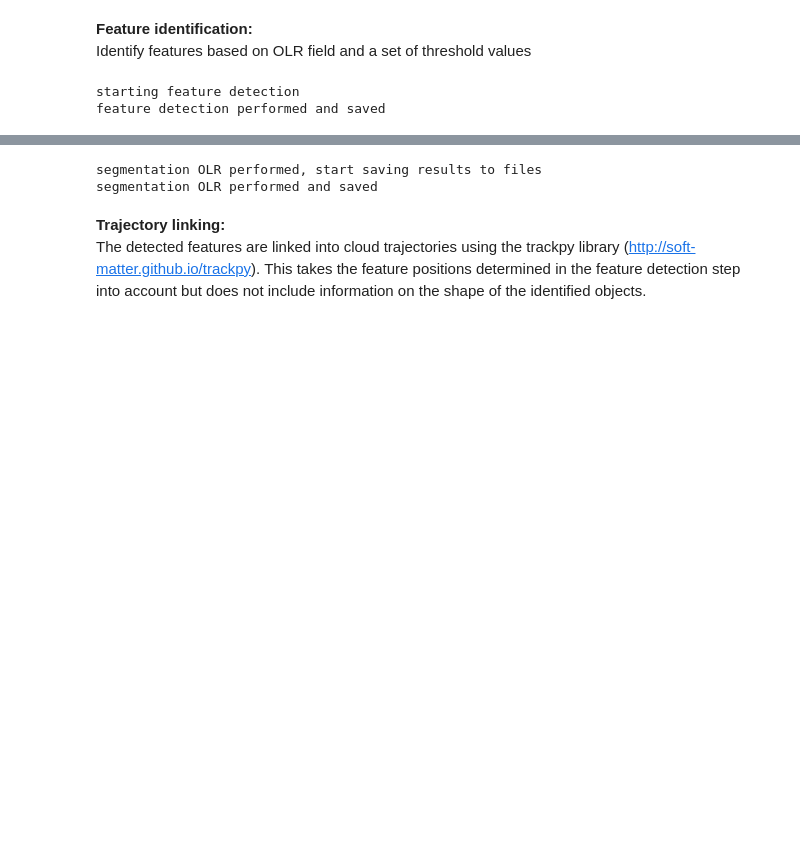
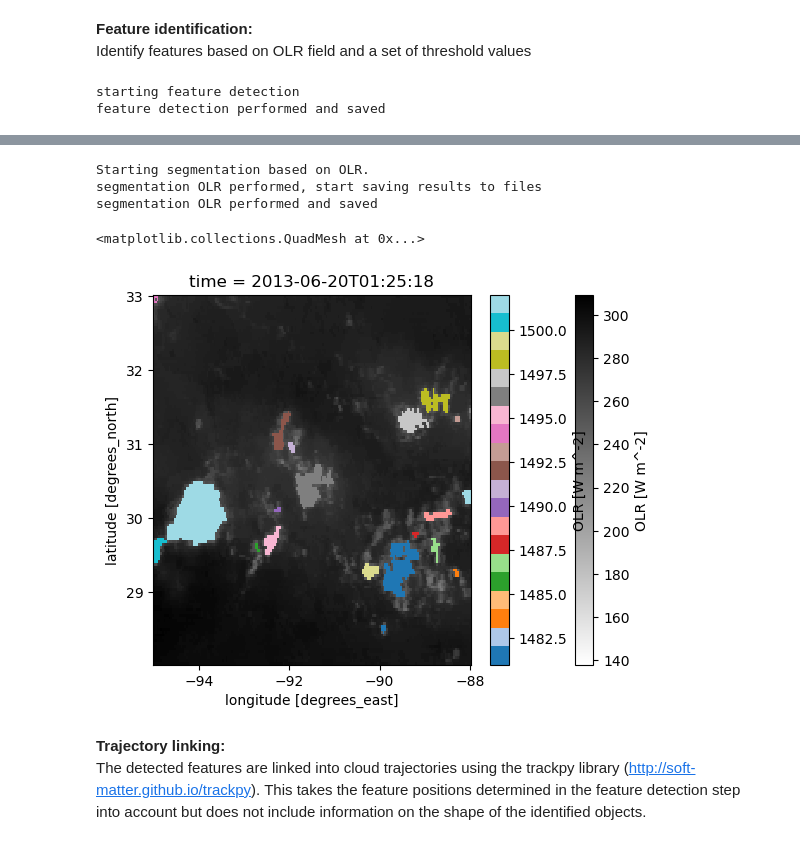
Before and after one commit to tobac-project/tobac, a Jupyter notebook: examples/Example_OLR_Tracking_satellite/Example_OLR_Tracking_satellite.ipynb, the cells around one changed output, grey strips where cells are left out. Cells and saved outputs as stored; diff of their text form; code cells hidden in the pictures; blank space fills up the shorter version.

```diff
--- a/examples/Example_OLR_Tracking_satellite/Example_OLR_Tracking_satellite.ipynb
+++ b/examples/Example_OLR_Tracking_satellite/Example_OLR_Tracking_satellite.ipynb
@@ -107,15 +152,23 @@ parameters_segmentation['target']='minimum'
 parameters_segmentation['method']='watershed'
 parameters_segmentation['threshold']=250
 # %%
-# Perform segmentation and save results to files:
-Mask_OLR,Features_OLR=tobac.segmentation_2D(Features,OLR,dxy,**parameters_segmentation)
+# Perform segmentation and save results:
+print('Starting segmentation based on OLR.')
+Mask_OLR, Features_OLR = tobac.segmentation_2D(Features, OLR, dxy, **parameters_segmentation)
 print('segmentation OLR performed, start saving results to files')
-iris.save([Mask_OLR], savedir / 'Mask_Segmentation_OLR.nc', zlib=True, complevel=4)
+Mask_OLR.to_netcdf(savedir / 'Mask_Segmentation_OLR.nc', encoding={"segmentation_mask":{"zlib":True, "complevel":4}})
 Features_OLR.to_hdf(savedir / 'Features_OLR.h5', 'table')
 print('segmentation OLR performed and saved')
 # %% [output]
+Starting segmentation based on OLR.
 segmentation OLR performed, start saving results to files
 segmentation OLR performed and saved
+# %%
+OLR[frame].plot(cmap="binary")
+Mask_OLR[frame].where(Mask_OLR[frame]>0).plot(cmap="tab20")
+# %% [output]
+<matplotlib.collections.QuadMesh at 0x...>
+[figure, added]
 # %% [markdown]
 **Trajectory linking:**
 The detected features are linked into cloud trajectories using the trackpy library (http://soft-matter.github.io/trackpy). This takes the feature positions determined in the feature detection step into account but does not include information on the shape of the identified objects.
```
Also changed, not shown: parts of 16 cells of this notebook.
